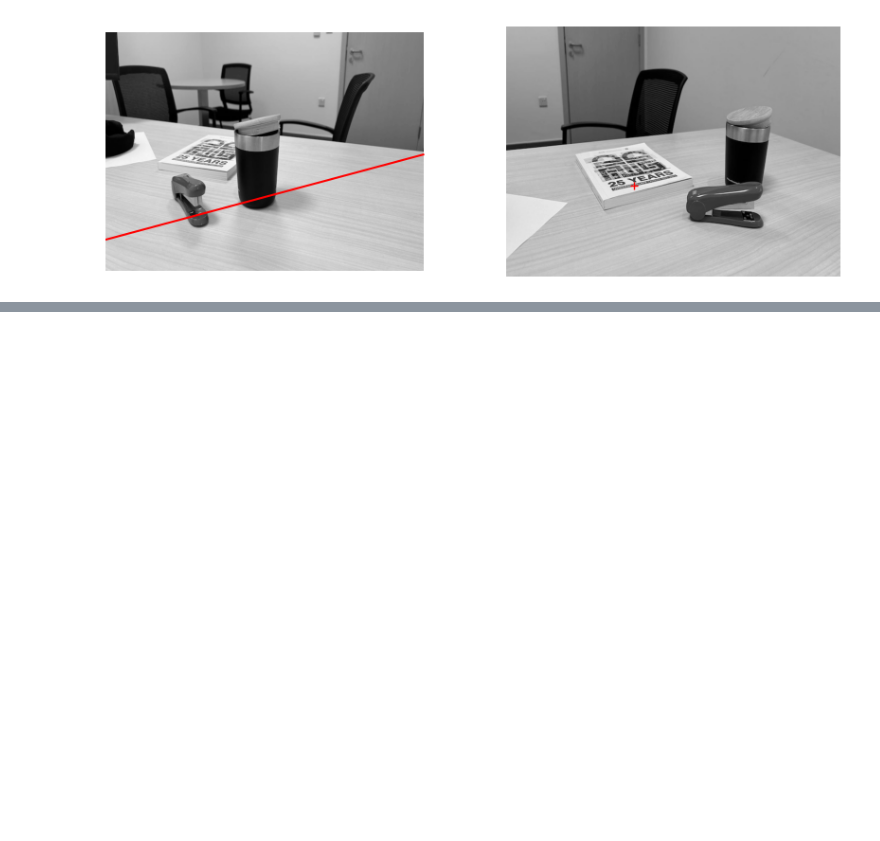
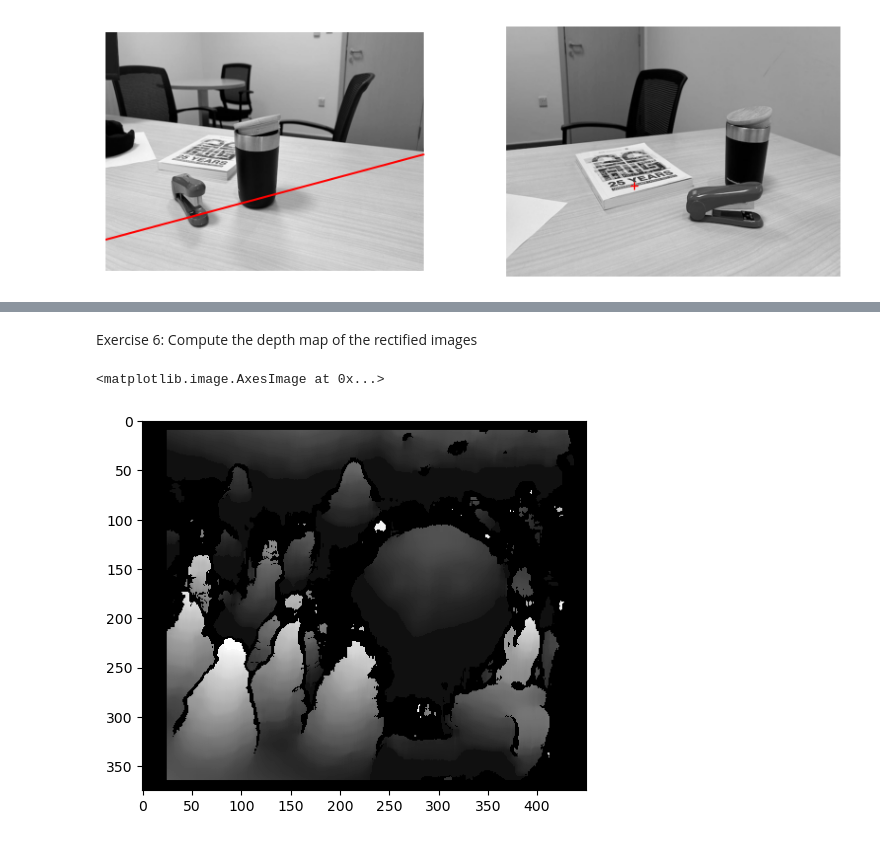
Before and after one commit to lamiselsayed/Computer-Vision-Repository, a Jupyter notebook: course content/Final Review/Lamis's Final Review.ipynb, the cells around one changed output, grey strips where cells are left out. Cells and saved outputs as stored; diff of their text form; code cells hidden in the pictures; blank space fills up the shorter version.

```diff
--- a/course content/Final Review/Lamis's Final Review.ipynb
+++ b/course content/Final Review/Lamis's Final Review.ipynb
@@ -526,0 +596,13 @@ plt.show()
+# %% [markdown]
+Exercise 6: Compute the depth map of the rectified images
+# %%
+stereo = cv2.StereoBM_create(numDisparities = 16, blockSize = 21)       # numDisparities --> # of disparities to consider during stereo matching
+                                                                            # must be positive and divisible by 16 !!
+                                                                        # blockSize --> size of window used for matching
+                                                                            # must be odd !!
+
+disparity = stereo.compute(rectified_left, rectified_right)
+plt.imshow(disparity, cmap = 'gray')
+# %% [output]
+<matplotlib.image.AxesImage at 0x...>
+[figure, added]
```
Also changed, not shown: parts of 10 cells of this notebook.
